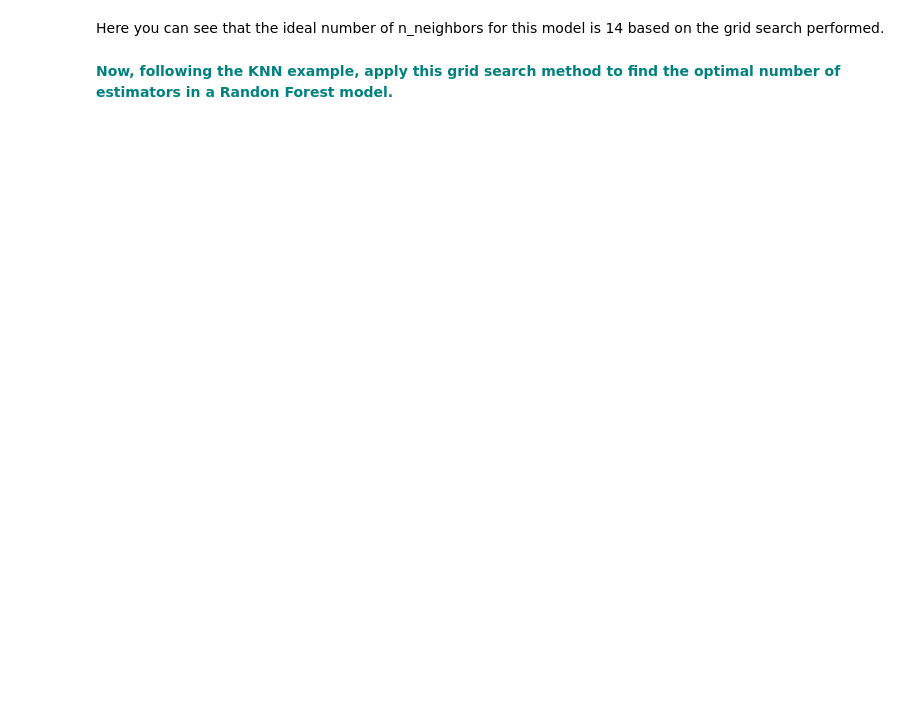
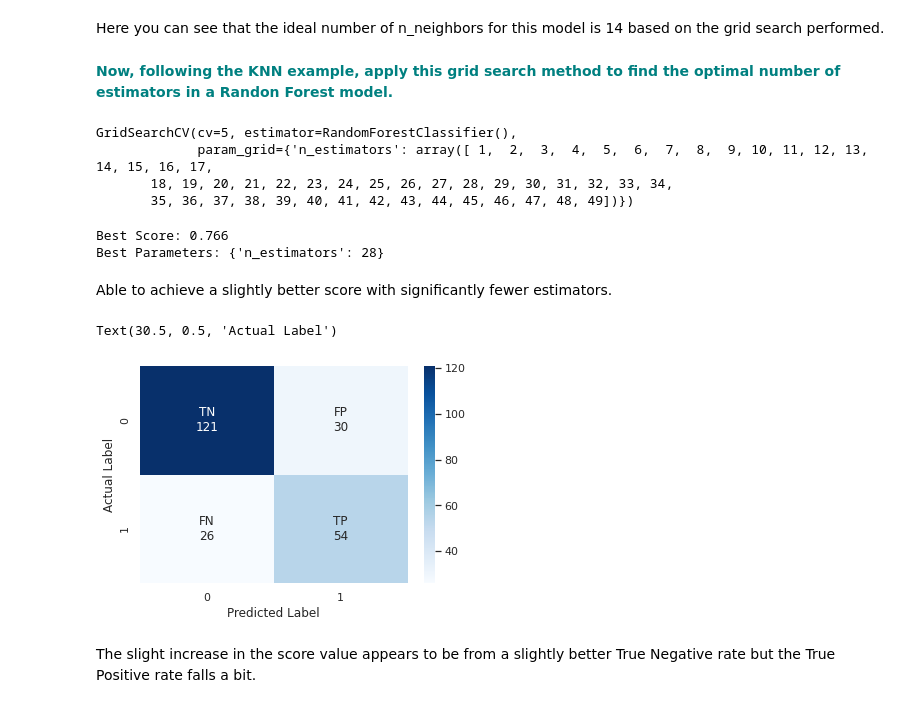
Before and after one commit to ChadDelany/Case_Study-GridSearchKNN, a Jupyter notebook: GridSearchKNN_Case_Study.ipynb, the cells around one changed output. Cells and saved outputs as stored; diff of their text form; code cells hidden in the pictures; blank space fills up the shorter version.

```diff
--- a/GridSearchKNN_Case_Study.ipynb
+++ b/GridSearchKNN_Case_Study.ipynb
@@ -228,3 +285,43 @@ Here you can see that the ideal number of n_neighbors for this model is 14 based
 # %% [markdown]
 **<font color='teal'> Now, following the KNN example, apply this grid search method to find the optimal number of estimators in a Randon Forest model.
 </font>**
+# %%
+param_grid = {'n_estimators': np.arange(1,50)}
+rfc = RandomForestClassifier()
+rfc_cv = GridSearchCV(rfc, param_grid, cv= 5)
+rfc_cv.fit(X,y)
+# %% [output]
+GridSearchCV(cv=5, estimator=RandomForestClassifier(),
+             param_grid={'n_estimators': array([ 1,  2,  3,  4,  5,  6,  7,  8,  9, 10, 11, 12, 13, 14, 15, 16, 17,
+       18, 19, 20, 21, 22, 23, 24, 25, 26, 27, 28, 29, 30, 31, 32, 33, 34,
+       35, 36, 37, 38, 39, 40, 41, 42, 43, 44, 45, 46, 47, 48, 49])})
+# %%
+print(f'Best Score: {rfc_cv.best_score_:.3f}')
+print(f'Best Parameters: {rfc_cv.best_params_}')
+# %% [output]
+Best Score: 0.766
+Best Parameters: {'n_estimators': 28}
+# %% [markdown]
+Able to achieve a slightly better score with significantly fewer estimators.
+# %%
+n = 16
+rfc = RandomForestClassifier(n_estimators=n)
+rfc.fit(X_train_scale, y_train)
+
+y_pred = rfc.predict(X_test_scale)
+pl = confusion_matrix(y_test,y_pred)
+
+group_names = ['TN', 'FP', 'FN', 'TP']
+group_counts = ['{0:0.0f}'.format(value) for value in
+                pl.flatten()]
+labels = [f'{v1}\n{v2}' for v1, v2 in
+          zip(group_names, group_counts)]
+labels = np.asarray(labels).reshape(2,2)
+ax = sns.heatmap(pl, annot=labels, fmt='', cmap='Blues')
+ax.set_xlabel('Predicted Label')
+ax.set_ylabel('Actual Label')
+# %% [output]
+Text(30.5, 0.5, 'Actual Label')
+[figure, added]
+# %% [markdown]
+The slight increase in the score value appears to be from a slightly better True Negative rate but the True Positive rate falls a bit.
```
Also changed, not shown: parts of 14 cells of this notebook.
